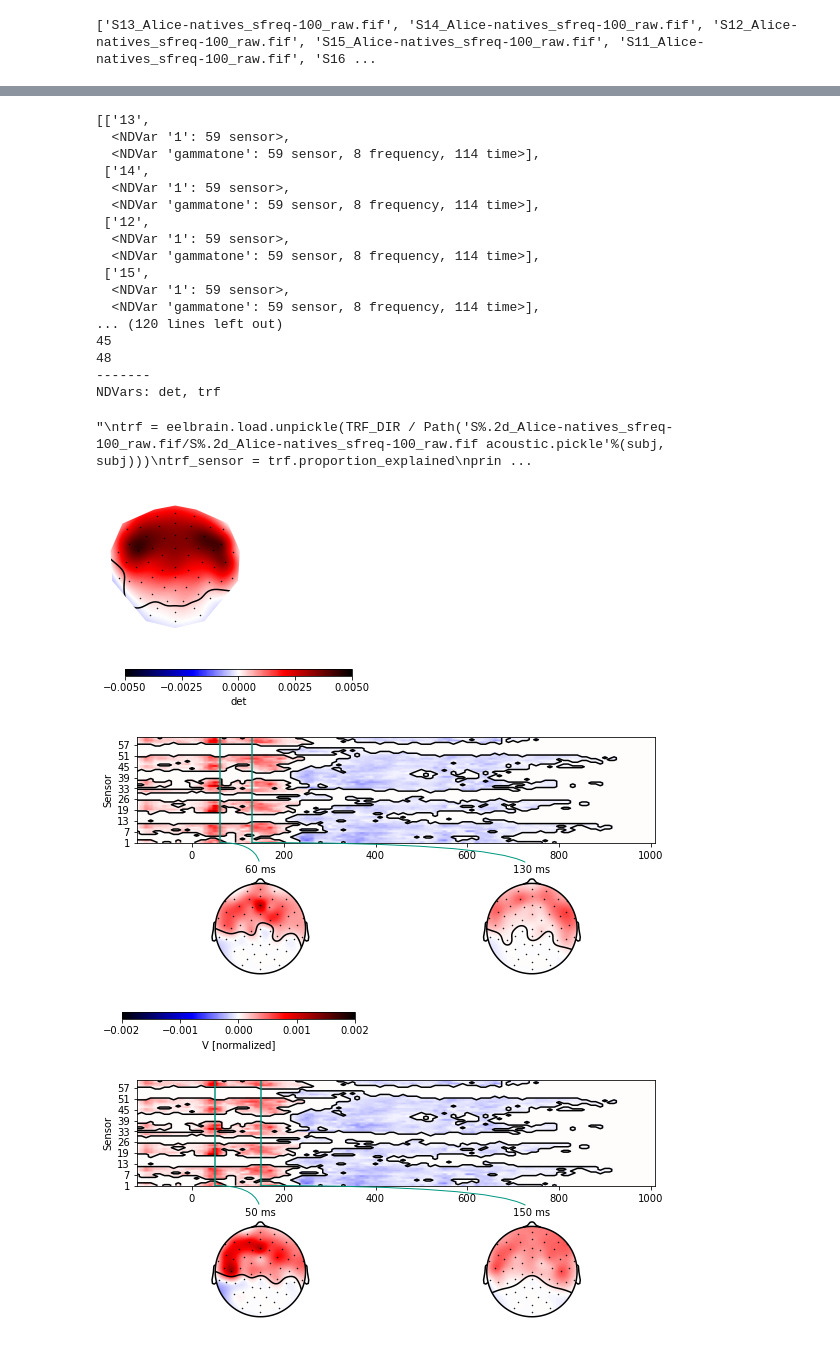
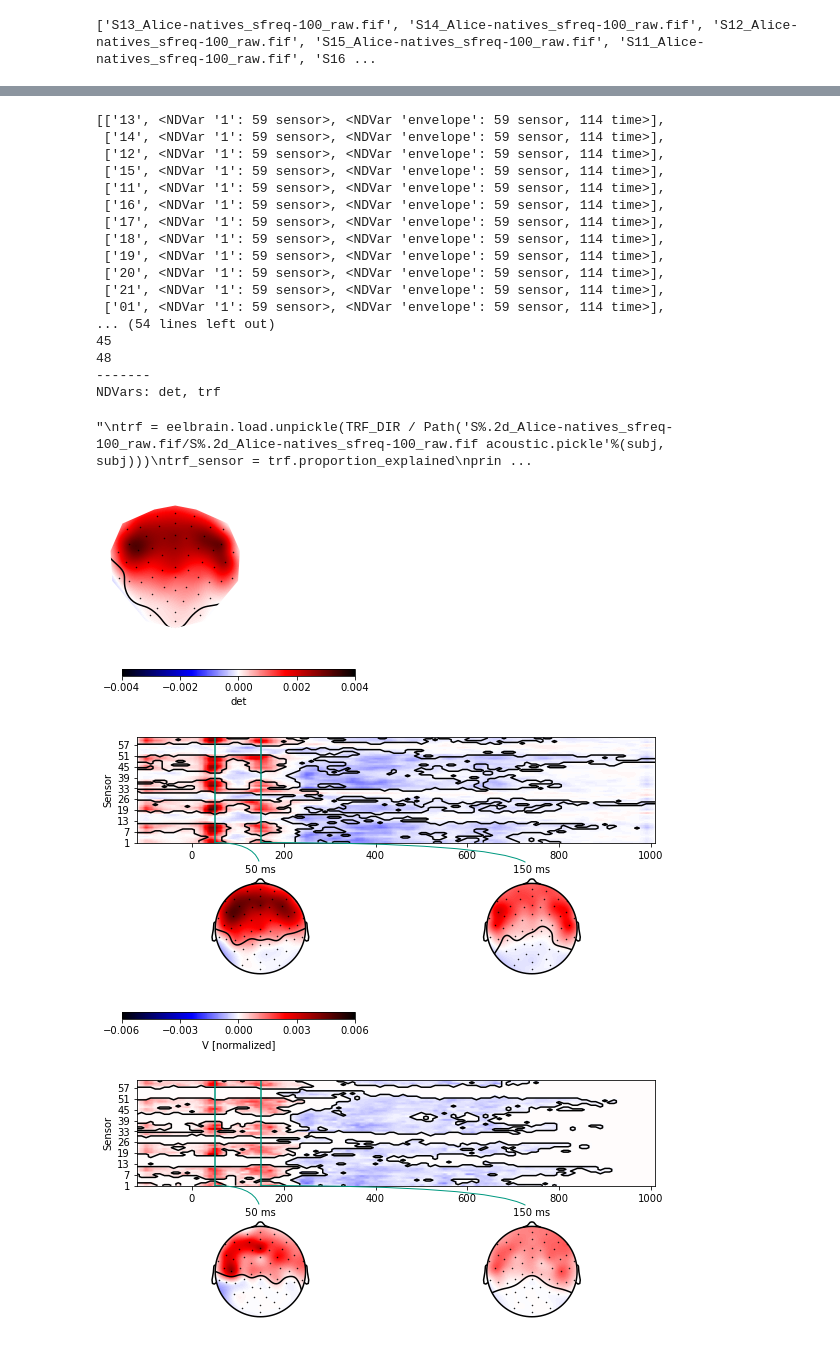
Before and after one commit to DHCLAIRE/ICN_related, a Jupyter notebook: Thesis/Alice_Natives_analysis.ipynb, the cells around one changed output, grey strips where cells are left out. Saved outputs shown, nothing was run; the diff lists cells and outputs as text; code cells hidden in the pictures.

```diff
--- a/Thesis/Alice_Natives_analysis.ipynb
+++ b/Thesis/Alice_Natives_analysis.ipynb
@@ -30,7 +45,7 @@ print(Native_SUBJECTS)
 n_rowsLIST = []
 
 for subj in Native_SUBJECTS:
-    trf = eelbrain.load.unpickle(TRF_DIR / Path('S%.2d_Alice-natives_sfreq-100_raw.fif/S%.2d_Alice-natives_sfreq-100_raw.fif acoustic.pickle'%(int(subj[1:3]), int(subj[1:3]))))
+    trf = eelbrain.load.unpickle(TRF_DIR / Path('S%.2d_Alice-natives_sfreq-100_raw.fif/S%.2d_Alice-natives_sfreq-100_raw.fif envelope.pickle'%(int(subj[1:3]), int(subj[1:3]))))
     n_rowsLIST.append([subj[1:3], trf.proportion_explained, trf.h[0]])#.abs()])
 data_env = eelbrain.Dataset.from_caselist(['subject', 'det', 'trf'], n_rowsLIST)
 pprint(n_rowsLIST)
@@ -42,50 +57,50 @@ test_envelope = eelbrain.testnd.TTestOneSample('det', ds=data_env, tail=1, pmin=
 p = eelbrain.plot.Topomap(test_envelope)
 cb = p.plot_colorbar(width=0.1)
 
 
 # ## Envelope TRF
 # Test the TRF with a one-sample *t*-test against 0. This tests the null-hypothesis that the electrical current direction at each time point was random across subjects. The systematic current directions shown below at anterior electrodes are typical of auditory responses.
 
 trf_envelope = eelbrain.testnd.TTestOneSample('trf', ds=data_env, pmin=0.05)
 
-p = eelbrain.plot.TopoArray(trf_envelope,t=[0.06, 0.13], clip='circle', cmap='xpolar', h=4, w = 8) #, t=[0.08, 0.16, 0.22, 0.45]
+p = eelbrain.plot.TopoArray(trf_envelope,t=[0.05, 0.15], clip='circle', cmap='xpolar', h=4, w = 8) #, t=[0.08, 0.16, 0.22, 0.45]
 cb = p.plot_colorbar(width=0.1)
 
 """
 trf = eelbrain.load.unpickle(TRF_DIR / Path('S%.2d_Alice-natives_sfreq-100_raw.fif/S%.2d_Alice-natives_sfreq-100_raw.fif acoustic.pickle'%(subj, subj)))
 trf_sensor = trf.proportion_explained
 print(trf_sensor)
 print(trf.h[0].shape)
 
 #print(type(trf.h))
 #plt.plot(trf.h[:,0,:])
 p = eelbrain.plot.TopoButterfly(trf.h[0], w=6, h=5)
 
 #p = eelbrain.plot.TopoButterfly(trf.h[0], w=10, h=4, sensors=trf_sensor)
 #p.set_time(.180)
 """
 # %% [output]
-[['13',
-  <NDVar '1': 59 sensor>,
-  <NDVar 'gammatone': 59 sensor, 8 frequency, 114 time>],
- ['14',
-  <NDVar '1': 59 sensor>,
-  <NDVar 'gammatone': 59 sensor, 8 frequency, 114 time>],
- ['12',
-  <NDVar '1': 59 sensor>,
-  <NDVar 'gammatone': 59 sensor, 8 frequency, 114 time>],
- ['15',
-  <NDVar '1': 59 sensor>,
-  <NDVar 'gammatone': 59 sensor, 8 frequency, 114 time>],
-... (120 lines left out)
+[['13', <NDVar '1': 59 sensor>, <NDVar 'envelope': 59 sensor, 114 time>],
+ ['14', <NDVar '1': 59 sensor>, <NDVar 'envelope': 59 sensor, 114 time>],
+ ['12', <NDVar '1': 59 sensor>, <NDVar 'envelope': 59 sensor, 114 time>],
+ ['15', <NDVar '1': 59 sensor>, <NDVar 'envelope': 59 sensor, 114 time>],
+ ['11', <NDVar '1': 59 sensor>, <NDVar 'envelope': 59 sensor, 114 time>],
+ ['16', <NDVar '1': 59 sensor>, <NDVar 'envelope': 59 sensor, 114 time>],
+ ['17', <NDVar '1': 59 sensor>, <NDVar 'envelope': 59 sensor, 114 time>],
+ ['18', <NDVar '1': 59 sensor>, <NDVar 'envelope': 59 sensor, 114 time>],
+ ['19', <NDVar '1': 59 sensor>, <NDVar 'envelope': 59 sensor, 114 time>],
+ ['20', <NDVar '1': 59 sensor>, <NDVar 'envelope': 59 sensor, 114 time>],
+ ['21', <NDVar '1': 59 sensor>, <NDVar 'envelope': 59 sensor, 114 time>],
+ ['01', <NDVar '1': 59 sensor>, <NDVar 'envelope': 59 sensor, 114 time>],
+... (54 lines left out)
 45
 48
 -------
 NDVars: det, trf
 "\ntrf = eelbrain.load.unpickle(TRF_DIR / Path('S%.2d_Alice-natives_sfreq-100_raw.fif/S%.2d_Alice-natives_sfreq-100_raw.fif acoustic.pickle'%(subj, subj)))\ntrf_sensor = trf.proportion_explained\nprin ...
-[figure, old version]
+[figure, new version]
-[figure, old version]
+[figure, new version]
-[figure, old version]
+[figure, new version]
 [figure]
 # %%
 p = eelbrain.plot.TopoArray(trf_envelope,t=[0.05, 0.15], clip='circle', cmap='xpolar', h=4, w = 8) #, t=[0.08, 0.16, 0.22, 0.45]
```
Also changed, not shown: parts of 1 cell of this notebook.
